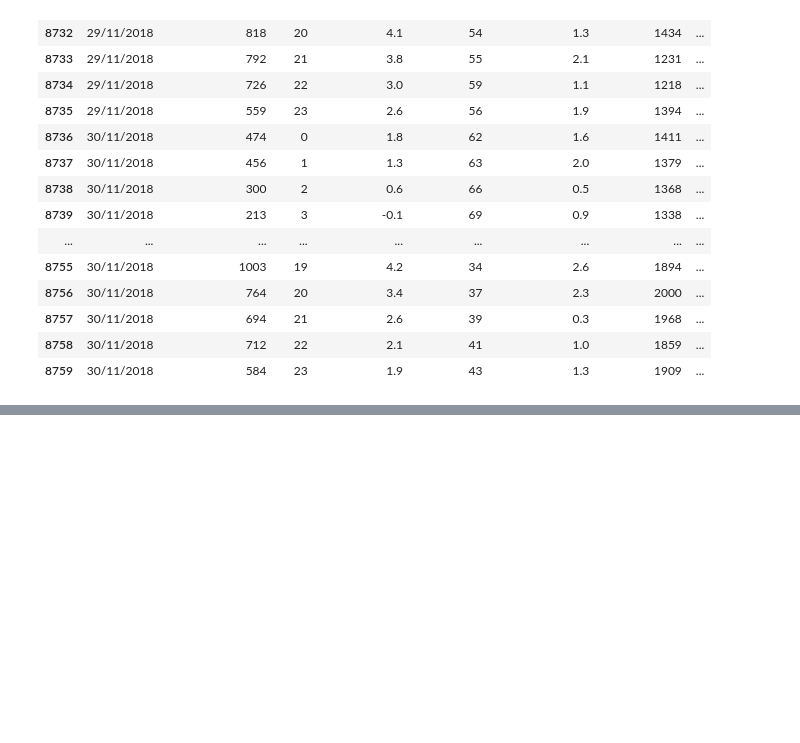
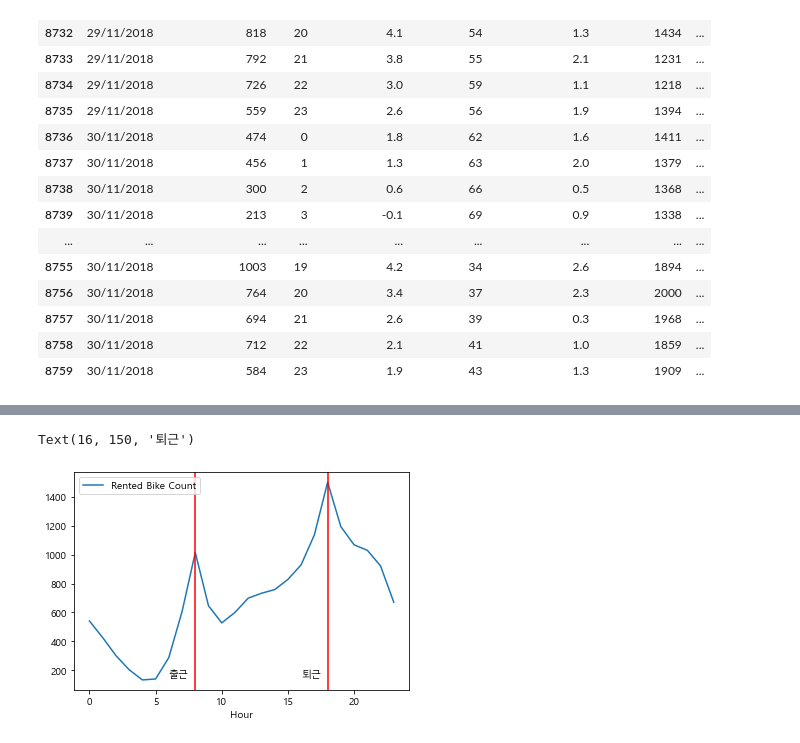
Before and after one commit to ch00251/PythonPractice, a Jupyter notebook: 분석예제1.ipynb, the cells around one changed output, grey strips where cells are left out. Saved outputs shown, nothing was run; the diff lists cells and outputs as text; code cells hidden in the pictures; blank space fills up the shorter version.

```diff
--- a/분석예제1.ipynb
+++ b/분석예제1.ipynb
@@ -38,0 +81,12 @@ bike.tail(30)
+# %%
+##### 시각화
+
+bike.groupby("Hour")[["Rented Bike Count"]].mean().plot()
+
+plt.axvline(x=8, color="r")
+plt.axvline(x=18, color="r")
+plt.text(6, 150,"출근")
+plt.text(16, 150, "퇴근")
+# %% [output]
+Text(16, 150, '퇴근')
+[figure, added]
```
Also changed, not shown: parts of 8 cells of this notebook.
